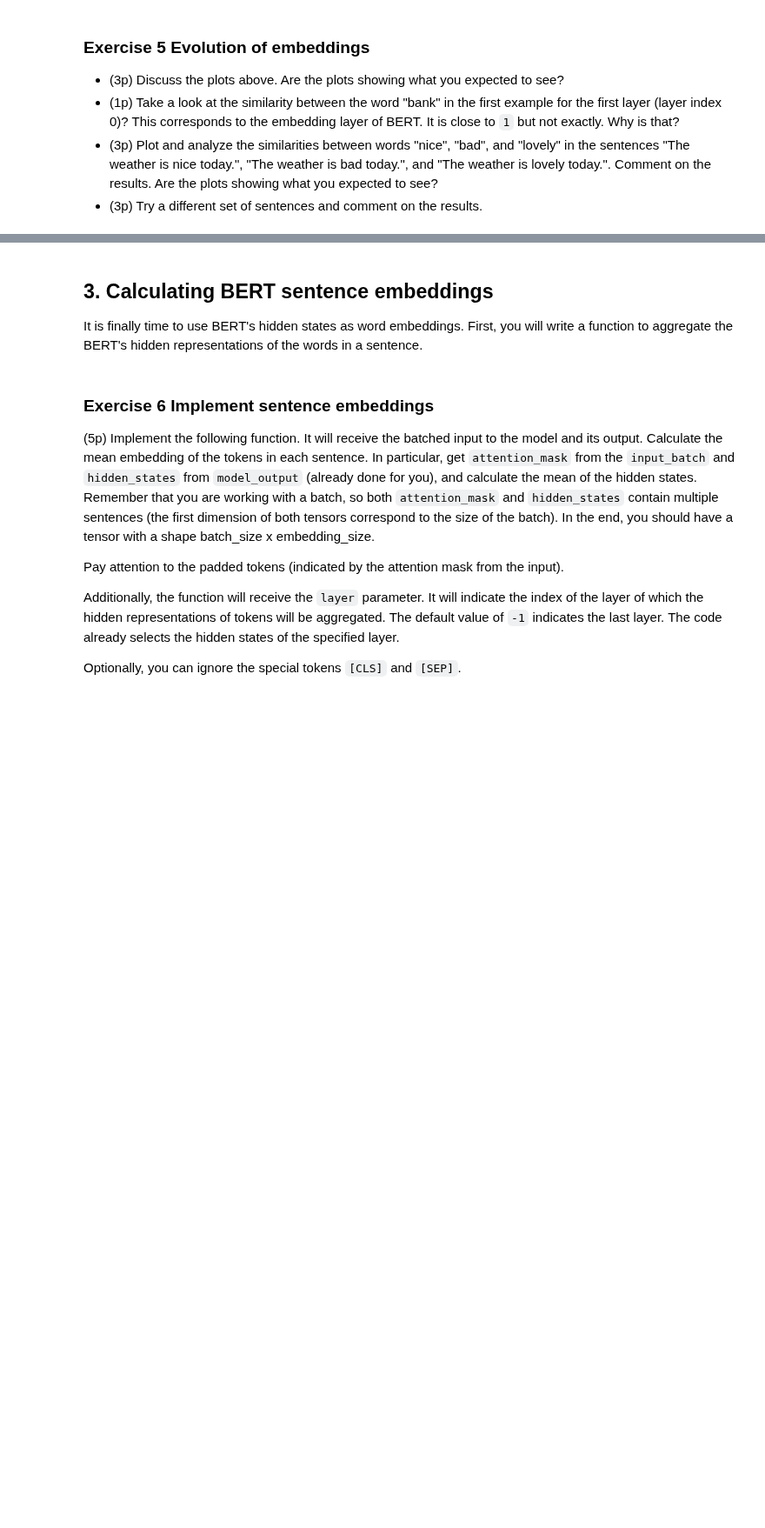
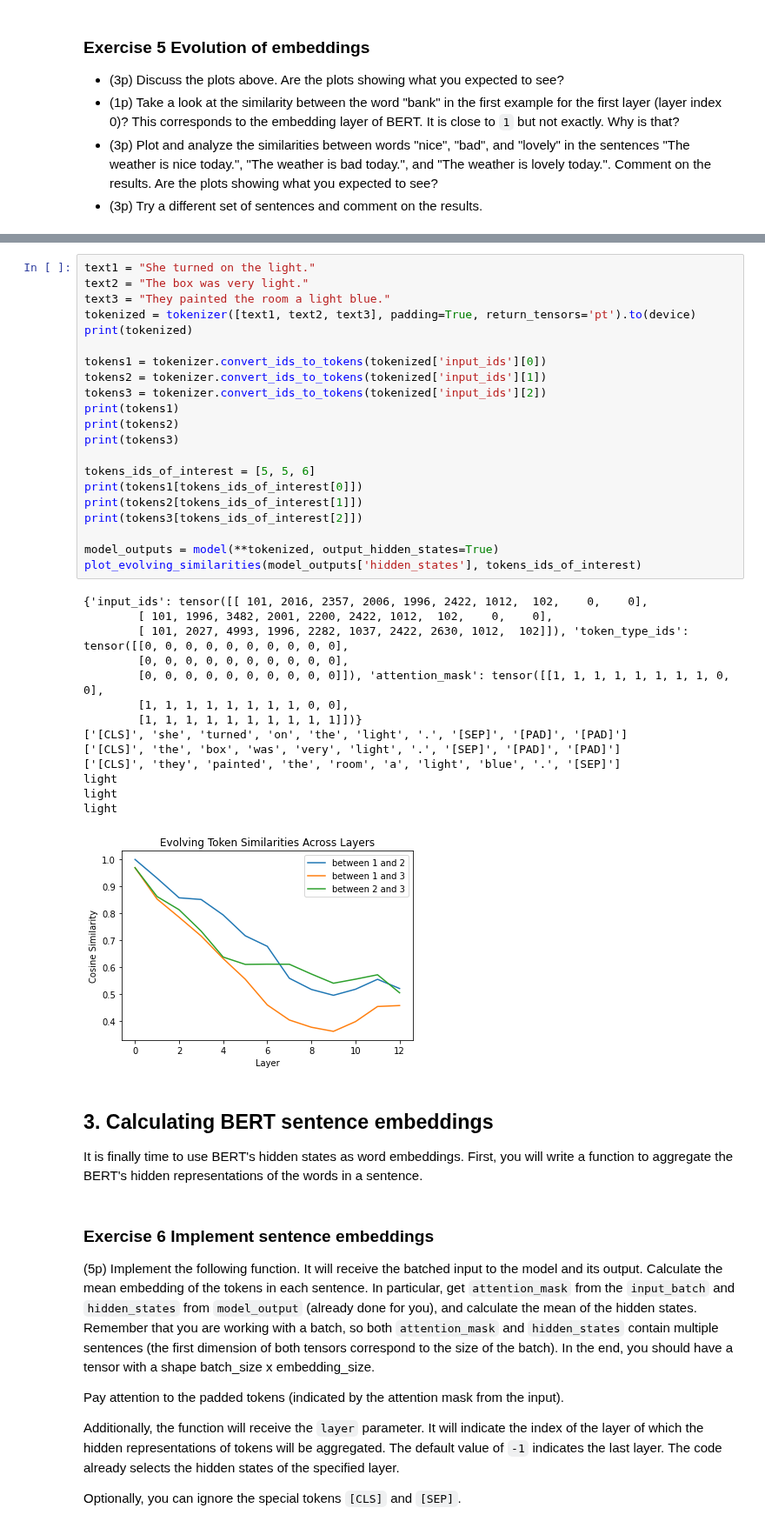
Before and after one commit to katarinadvornak/Natural-Language-Processing, a Jupyter notebook: lab3.ipynb, the cells around one changed output, grey strips where cells are left out. Shown at 87% size. Drawn from its saved outputs; the diff is of its cells as text; blank space fills up the shorter version.

```diff
--- a/lab3.ipynb
+++ b/lab3.ipynb
@@ -608,3 +614,39 @@ bank
+# %%
+text1 = "She turned on the light."
+text2 = "The box was very light."
+text3 = "They painted the room a light blue."
+tokenized = tokenizer([text1, text2, text3], padding=True, return_tensors='pt').to(device)
+print(tokenized)
+
+tokens1 = tokenizer.convert_ids_to_tokens(tokenized['input_ids'][0])
+tokens2 = tokenizer.convert_ids_to_tokens(tokenized['input_ids'][1])
+tokens3 = tokenizer.convert_ids_to_tokens(tokenized['input_ids'][2])
+print(tokens1)
+print(tokens2)
+print(tokens3)
+
+tokens_ids_of_interest = [5, 5, 6]
+print(tokens1[tokens_ids_of_interest[0]])
+print(tokens2[tokens_ids_of_interest[1]])
+print(tokens3[tokens_ids_of_interest[2]])
+
+model_outputs = model(**tokenized, output_hidden_states=True)
+plot_evolving_similarities(model_outputs['hidden_states'], tokens_ids_of_interest)
+# %% [output]
+{'input_ids': tensor([[ 101, 2016, 2357, 2006, 1996, 2422, 1012,  102,    0,    0],
+        [ 101, 1996, 3482, 2001, 2200, 2422, 1012,  102,    0,    0],
+        [ 101, 2027, 4993, 1996, 2282, 1037, 2422, 2630, 1012,  102]]), 'token_type_ids': tensor([[0, 0, 0, 0, 0, 0, 0, 0, 0, 0],
+        [0, 0, 0, 0, 0, 0, 0, 0, 0, 0],
+        [0, 0, 0, 0, 0, 0, 0, 0, 0, 0]]), 'attention_mask': tensor([[1, 1, 1, 1, 1, 1, 1, 1, 0, 0],
+        [1, 1, 1, 1, 1, 1, 1, 1, 0, 0],
+        [1, 1, 1, 1, 1, 1, 1, 1, 1, 1]])}
+['[CLS]', 'she', 'turned', 'on', 'the', 'light', '.', '[SEP]', '[PAD]', '[PAD]']
+['[CLS]', 'the', 'box', 'was', 'very', 'light', '.', '[SEP]', '[PAD]', '[PAD]']
+['[CLS]', 'they', 'painted', 'the', 'room', 'a', 'light', 'blue', '.', '[SEP]']
+light
+light
+light
+[figure, added]
 # %% [markdown]
 ## 3. Calculating BERT sentence embeddings
 
```
Also changed, not shown: parts of 16 cells of this notebook.
